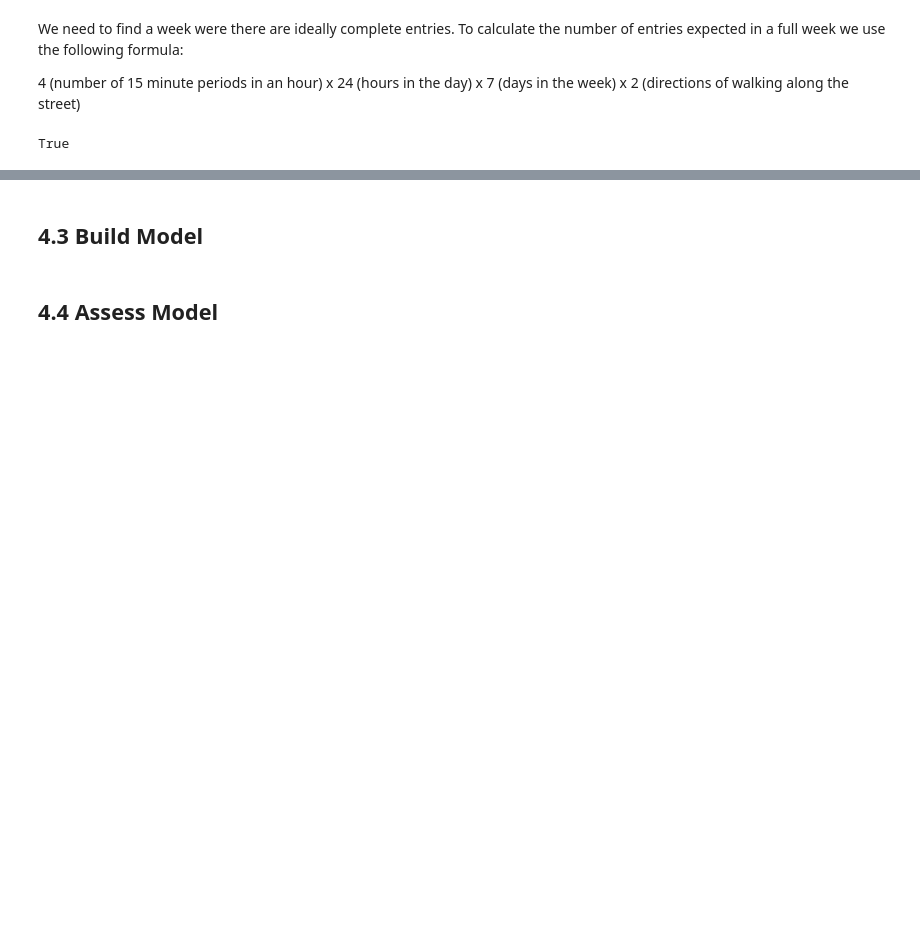
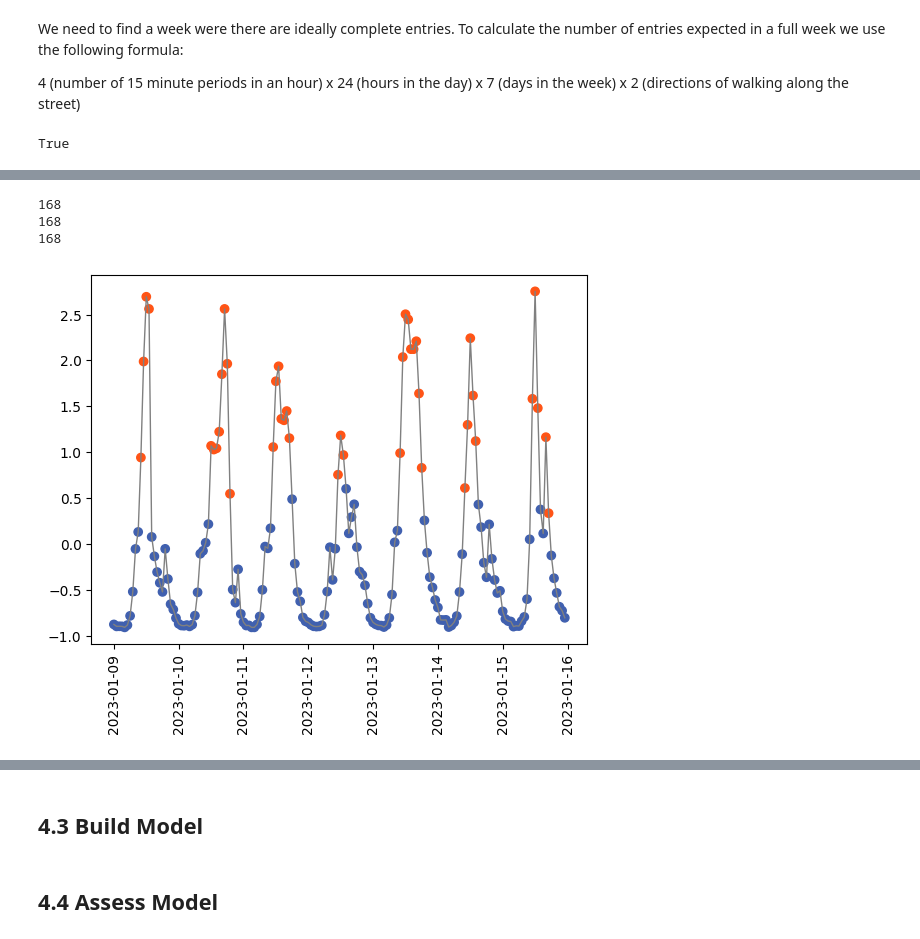
Before and after one commit to carrowmw/mres-project, a Jupyter notebook: analysis_files/4_Modelling.ipynb, the cells around one changed output, grey strips where cells are left out. Cells and saved outputs as stored; diff of their text form; code cells hidden in the pictures; blank space fills up the shorter version.

```diff
--- a/analysis_files/4_Modelling.ipynb
+++ b/analysis_files/4_Modelling.ipynb
@@ -58,6 +83,13 @@ data_normalized = scaler.fit_transform(data_resampled)
 # %%
 from sklearn.cluster import KMeans
 
-kmeans = KMeans(n_clusters=3)
-kmeans.fit(data_normalized)
+N_CLUSTERS = 2
+
+kmeans = KMeans(n_clusters=N_CLUSTERS)
+kmeans.fit(X)
+
+labels = kmeans.predict(X)
+centroids = kmeans.cluster_centers_
+
+print(f"Labels: {labels}"), print(f"Centroids: {centroids}")
 # %% [output]
@@ -64,0 +104,22 @@ KMeans(n_clusters=3)
+# %%
+print(len(data_resampled.index))
+print(len(X))
+print(len(labels))
+# %% [output]
+168
+168
+168
+# %%
+from matplotlib.colors import ListedColormap
+
+# Convert labels to colors using the colormap
+cmap = ListedColormap(custom_palette[:N_CLUSTERS])
+label_colors = cmap(labels)
+
+# Create the scatter plot
+plt.scatter(data_resampled.index, X[:,0], color=label_colors)
+plt.plot(data_resampled.index, X[:,0], c='gray', linewidth=1)
+plt.xticks(rotation=90)
+plt.show()
+# %% [output]
+[figure, added]
```
Also changed, not shown: parts of 17 cells of this notebook, 26 other files.
